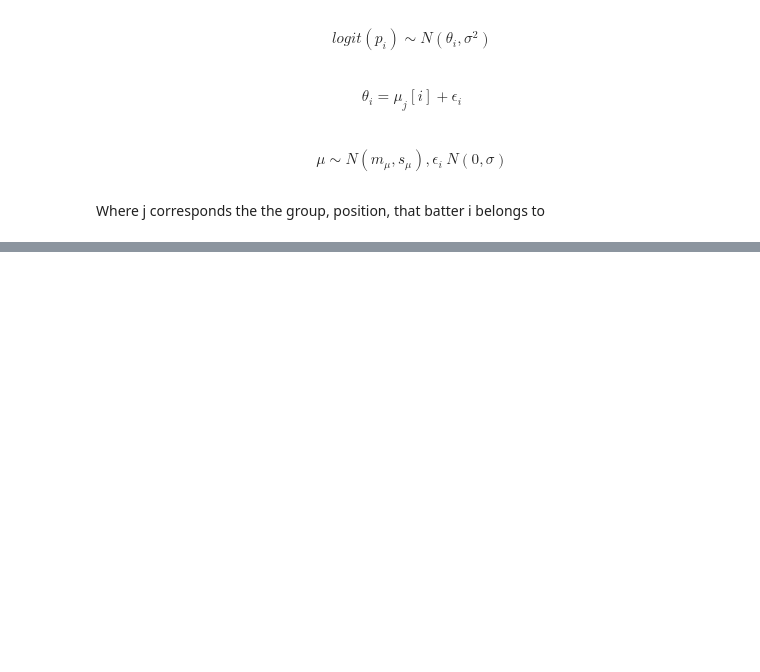
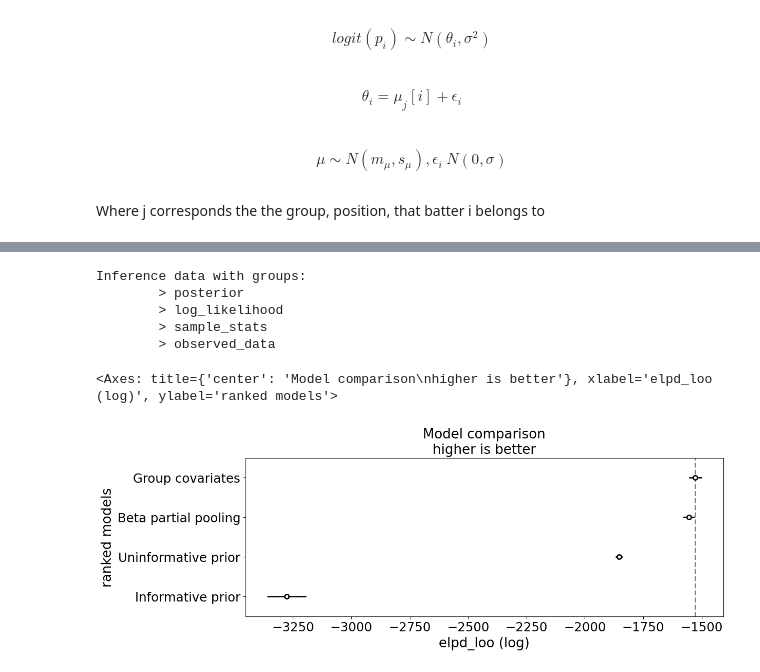
Before and after one commit to jvminkim/hitting-25, a Jupyter notebook: scripts/baseline_models.ipynb, the cells around one changed output, grey strips where cells are left out. Drawn from its saved outputs; the diff is of its cells as text; code cells hidden in the pictures; blank space fills up the shorter version.

```diff
--- a/scripts/baseline_models.ipynb
+++ b/scripts/baseline_models.ipynb
@@ -563,0 +649,21 @@ data
+# %%
+team_trace
+# %% [output]
+Inference data with groups:
+        > posterior
+        > log_likelihood
+        > sample_stats
+        > observed_data
+# %%
+model_compare = az.compare(
+    {
+        "Uninformative prior": uninformed_prior_trace,
+        "Informative prior": informed_prior_trace,
+        "Beta partial pooling": beta_partial_pooling_trace,
+        "Group covariates": team_trace
+    }, method="BB-pseudo-BMA"
+)
+az.plot_compare(model_compare, figsize=(12,4), insample_dev=False)
+# %% [output]
+<Axes: title={'center': 'Model comparison\nhigher is better'}, xlabel='elpd_loo (log)', ylabel='ranked models'>
+[figure, added]
```
Also changed, not shown: parts of 61 cells of this notebook.
